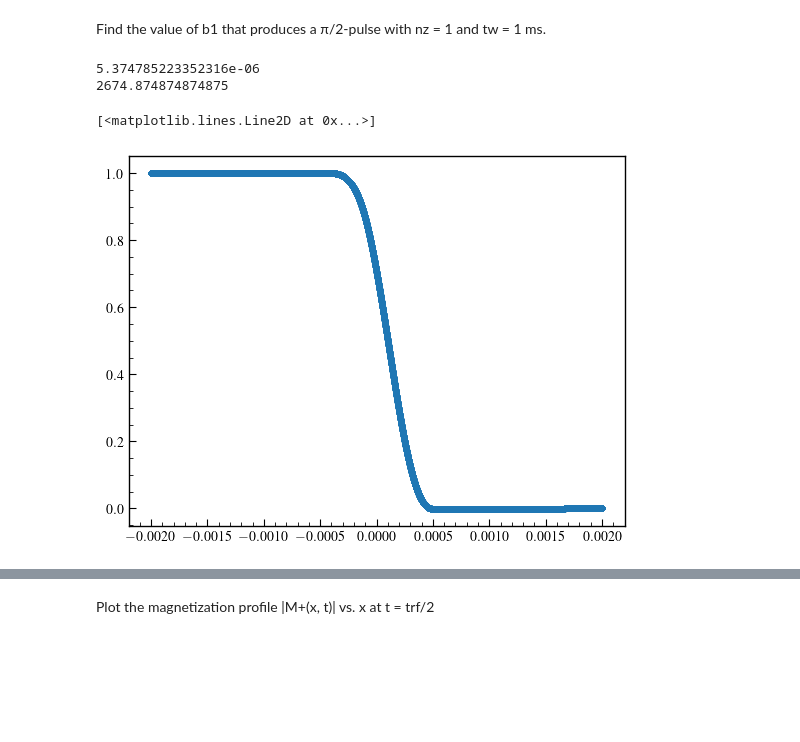
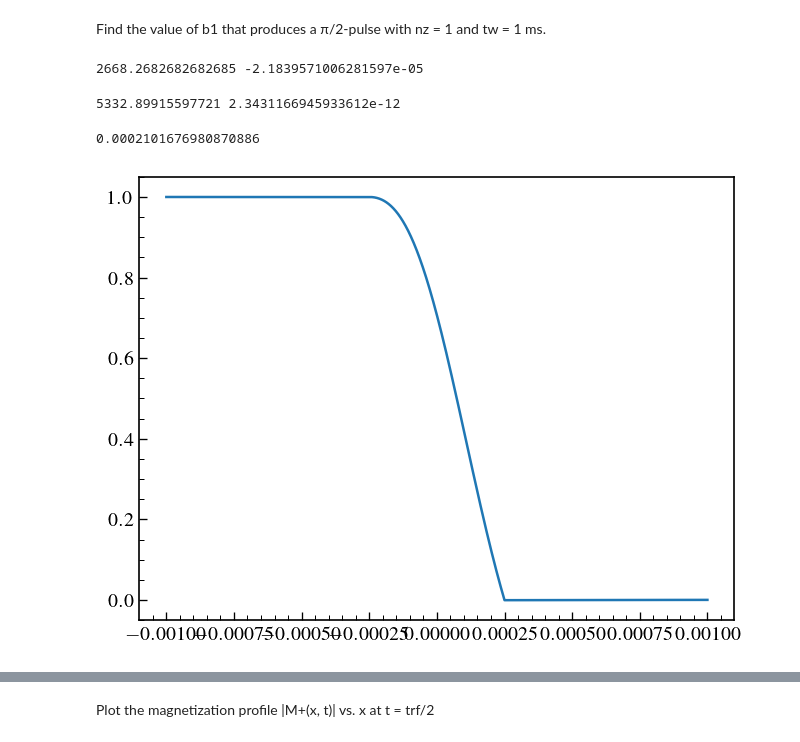
Before and after one commit to nrneubert/AEIEP, a Jupyter notebook: MRI Physics/MR_exercise_2.ipynb, the cells around one changed output, grey strips where cells are left out. Saved outputs shown, nothing was run; the diff lists cells and outputs as text; code cells hidden in the pictures; blank space fills up the shorter version.

```diff
--- a/MRI Physics/MR_exercise_2.ipynb
+++ b/MRI Physics/MR_exercise_2.ipynb
@@ -30,11 +34,15 @@ mpl.rcParams.update({
 import warnings
 import numpy as np
 from scipy.integrate import solve_ivp
+import matplotlib.pyplot as plt
+from copy import deepcopy
 
 class Bloch_Simulator() :
 
     def __init__(self, gamma = 2.675 * 1e8,         # rad/(T*s)
                     T1 = 1000*1e-3, T2=1000*1e-3,   # s
+                    Mx0 = 0.0,
+                    My0 = 0.0,
                     M0 = 1.0,
                     phi = 0.0,
                     omega_1 = 0.25 * 1e4,           # 1/s
@@ -50,6 +58,8 @@ class Bloch_Simulator() :
         self.gamma = gamma
         self.T1 = T1
         self.T2 = T2
+        self.Mx0 = Mx0
+        self.My0 = My0
         self.M0 = M0
         self.phi = phi
         self.omega_1 = omega_1
@@ -61,12 +71,12 @@ class Bloch_Simulator() :
         # Pulse bounds
         self.lower_bound = lower_bound
         self.upper_bound = upper_bound
-        # Logged information
-        self.last_solution = None
 
     def set_normal_G(self) :
         self.G = 2*np.pi/(self.gamma*self.tw*self.delta_x)
 
+    def copy(self) :
+        return deepcopy(self)
 
     def _get_Beff(self, t: float, x: float, apply_sinc: bool)  -> np.ndarray:
         B1 = self._get_omega1(t) / self.gamma
@@ -74,7 +84,7 @@ class Bloch_Simulator() :
 
         Beff[0] += B1*np.cos(self.phi)
         Beff[1] += B1*np.sin(self.phi)
-        Beff[2] += self.delta_omega/self.gamma
+        Beff[2] += self.delta_omega/self.gamma #+ self.G * x
 
         if(apply_sinc) : Beff *= np.sin(2*np.pi*t/self.tw)/(2*np.pi*t/self.tw)
 
@@ -106,23 +116,24 @@ class Bloch_Simulator() :
 
         return dMdt
 
-    def solve_ivp(self, dt: float, tlin: list, x: float, apply_sinc=True, force_max_step_size=False) : # -> OdeResult
-        M0_init = np.array([0.0, 0.0, self.M0])
+    def solve_ivp(self, dt: float, tlin: list, x: float, apply_sinc=True, force_max_step_size=False, *args, **kwargs) : # -> OdeResult
+        M0_init = np.array([self.Mx0, self.My0, self.M0])
 
         solve_kwargs = {
             "fun": self._diff_eqn,
             "y0": M0_init,
             "t_span": (min(tlin), max(tlin)),
             "t_eval": tlin,
-            "args": (x,apply_sinc,)
+            "args": (x,apply_sinc,) + args,
+            "rtol": 1e-6,
+            "atol": 1e-9
         }
+        solve_kwargs.update(kwargs)
 
         if(force_max_step_size) : solve_kwargs["max_step"] = dt
 
         solution = solve_ivp(**solve_kwargs)
 
-        self.last_solution = solution
-
         if not solution.success : warnings.warn(solution.message, UserWarning)
 
         return solution
@@ -178,3 +219,7 @@ for omega in omegas :
         if(np.abs(best_res) > np.abs(solution.y[2][-1])) :
             best_omega = omega
             best_res = solution.y[2][-1]
+# %%
+print(best_omega, best_res)
+# %% [output]
+2668.2682682682685 -2.1839571006281597e-05
@@ -181,18 +293,21 @@ for omega in omegas :
+# %%
+print(best_omega, best_res)
+# %% [output]
+5332.89915597721 2.3431166945933612e-12
 # %%
-print(best_res)
-print(best_omega)
-
-solver = Bloch_Simulator(omega_1=best_omega, lower_bound=-bound, upper_bound=bound)
+tw = 0.5e-3 # s
+nz = 1
+bound = 0.5*nz*tw
 
 dt = 0.0001*1e-3 # s
-tlin = np.arange(-2e-3, 2e-3, dt)
-M0_init = [0.0, 0.0, 1.0]
+tlin = np.arange(-1e-3, 1e-3, dt)
+
+solver = Bloch_Simulator(omega_1=3602, lower_bound=-bound, upper_bound=bound)
 
 solution = solver.solve_ivp(dt=dt, tlin=tlin, x=0, apply_sinc=True, force_max_step_size=False)
 
-plt.plot(tlin, solution.y[2], '.-')
+plt.plot(tlin, solution.y[2])
+print(solution.y[2][-1])
 # %% [output]
-5.374785223352316e-06
-2674.874874874875
+0.0002101676980870886
-[<matplotlib.lines.Line2D at 0x...>]
-[figure, old version]
+[figure, new version]
```
Also changed, not shown: parts of 50 cells of this notebook, 10 other files.
